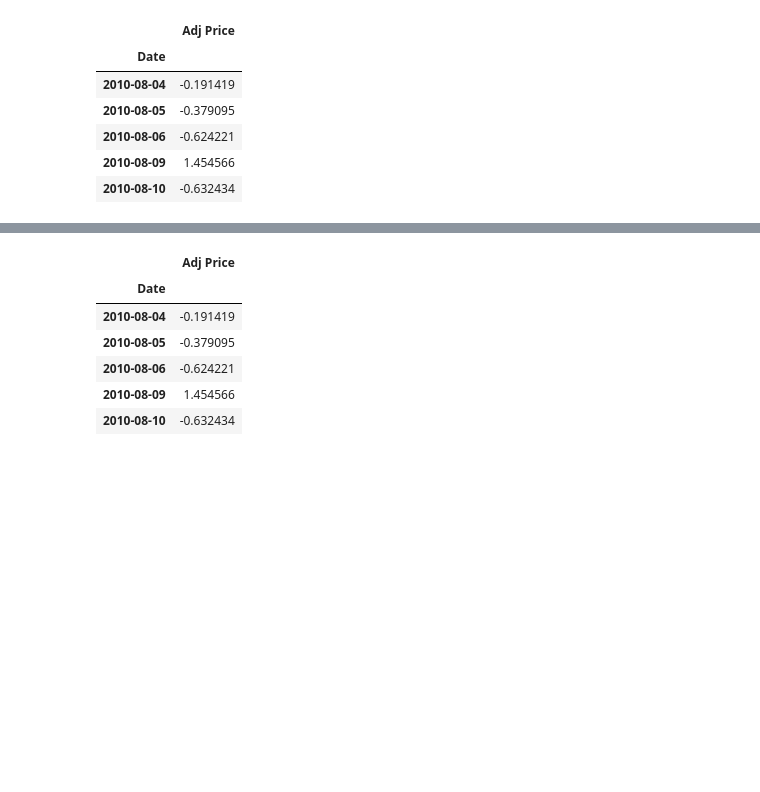
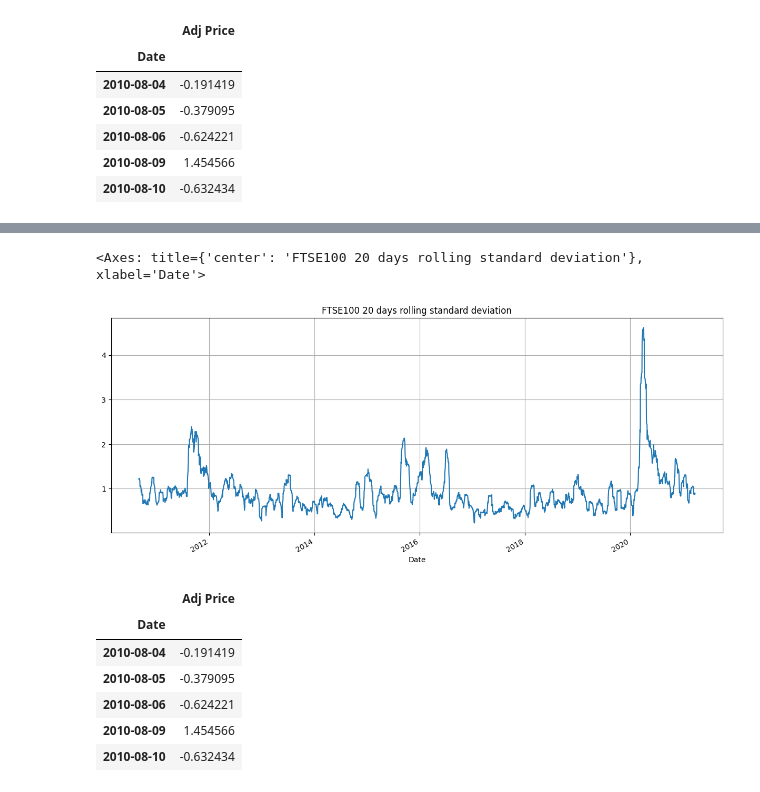
Before and after one commit to laic0022/FN6811-Financial-Time-Series-Analysis, a Jupyter notebook: FTSE_analysis.ipynb, the cells around one changed output, grey strips where cells are left out. Cells and saved outputs as stored; diff of their text form; code cells hidden in the pictures; blank space fills up the shorter version.

```diff
--- a/FTSE_analysis.ipynb
+++ b/FTSE_analysis.ipynb
@@ -44,3 +44,8 @@ training_set.plot(figsize=(15,4), grid=True, title='FTSE100 return')
+# %%
+training_set.rolling(20).std().plot(figsize=(15,6), grid=True, title='FTSE100 20 days rolling standard deviation', legend=False)
+# %% [output]
+<Axes: title={'center': 'FTSE100 20 days rolling standard deviation'}, xlabel='Date'>
+[figure, added]
 # %%
 training_set.head()
 # %% [output]
```
Also changed, not shown: parts of 14 cells of this notebook, 3 other files.
